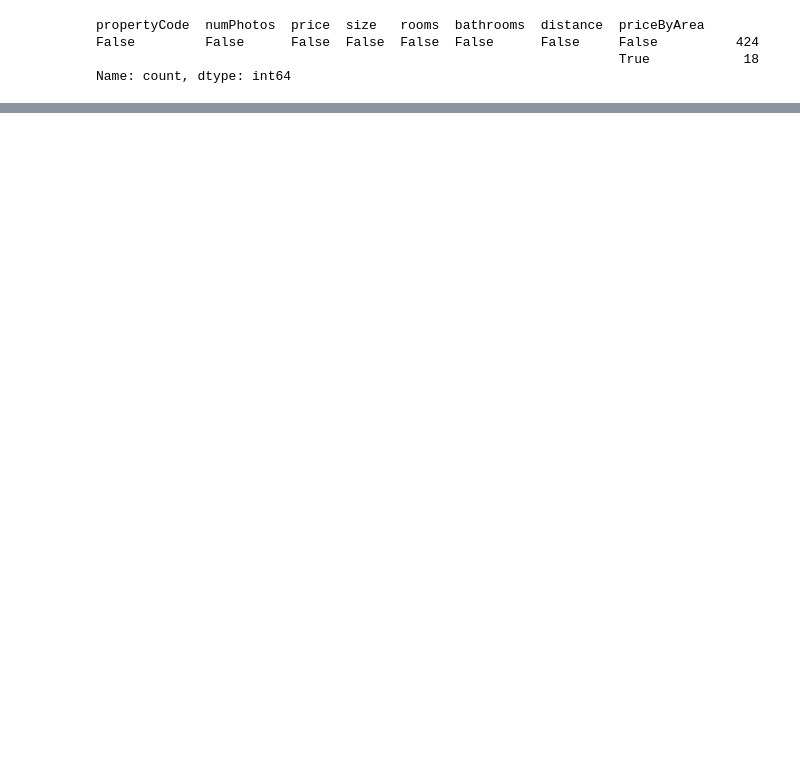
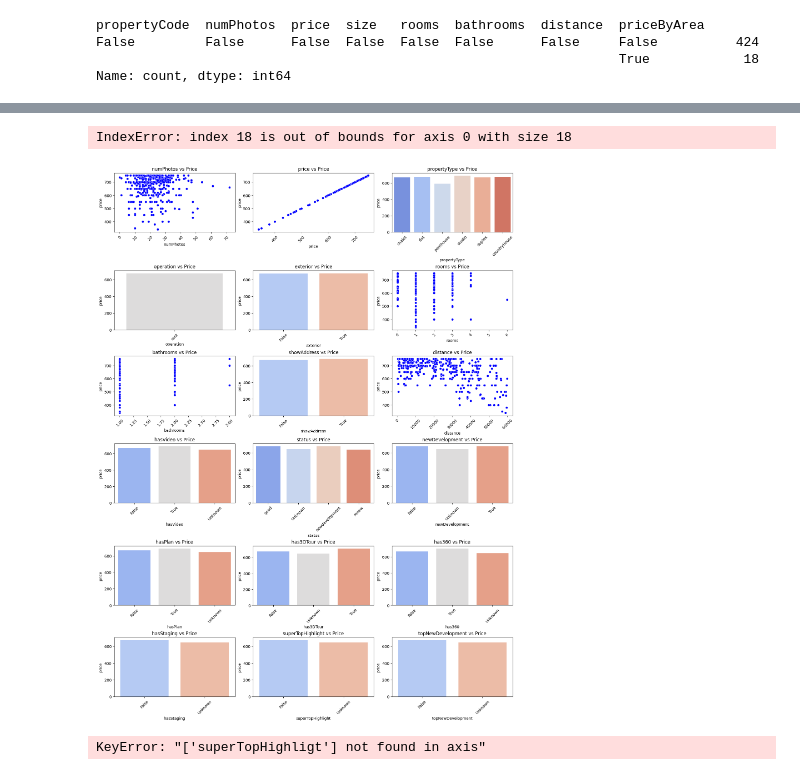
Before and after one commit to fdzvictor/Proyecto7-PrediccionCasas, a Jupyter notebook: EDA/EDA.ipynb, the cells around one changed output, grey strips where cells are left out. Cells and saved outputs as stored; diff of their text form; code cells hidden in the pictures; blank space fills up the shorter version.

```diff
--- a/EDA/EDA.ipynb
+++ b/EDA/EDA.ipynb
@@ -338,0 +310,9 @@ Name: count, dtype: int64
+# %%
+df.drop(columns=["priceByArea_knn","size"],inplace= True)
+# %%
+df.columns
+df_representacion = df[['numPhotos', 'price', 'propertyType', 'operation', 'exterior', 'rooms',
+       'bathrooms', 'showAddress', 'distance', 'hasVideo', 'status',
+       'newDevelopment', 'hasPlan', 'has3DTour', 'has360',
+       'hasStaging', 'superTopHighlight', 'topNewDevelopment', 'floor',
+       'hasLift']]
@@ -338,0 +335,31 @@ Name: count, dtype: int64
+# %%
+
+# Crear subplots
+fig, axes = plt.subplots(nrows=6, ncols=3, figsize=(15, 20), constrained_layout=True)
+axes = axes.flatten()  # Aplanar los ejes para iterar fácilmente
+
+for i, column in enumerate(df_representacion):
+    ax = axes[i]
+    if df_representacion[column].dtype == 'object' or df_representacion[column].dtype == 'bool':
+        # Gráfico para variables categóricas
+        sns.barplot(data=df_representacion, x=column, y='price', ax=ax, estimator='mean', ci=None, palette='coolwarm')
+    else:
+        # Gráfico para variables numéricas
+        sns.scatterplot(data=df_representacion, x=column, y='price', ax=ax, color='b')
+
+    ax.set_title(f'{column} vs Price')
+    ax.tick_params(axis='x', rotation=45)
+
+# Ajustar layout y eliminar subplots vacíos
+for j in range(len(df_representacion), len(axes)):
+    fig.delaxes(axes[j])
+
+plt.suptitle("Relación de Precio con Otras Columnas", fontsize=16, y=1.02)
+plt.show()
+# %% [output]
+IndexError: index 18 is out of bounds for axis 0 with size 18
+[figure, added]
+# %%
+df.drop(columns = ["operation","superTopHighligt"],inplace = True)
+# %% [output]
+KeyError: "['superTopHighligt'] not found in axis"
```
Also changed, not shown: parts of 19 cells of this notebook, 3 other files.
